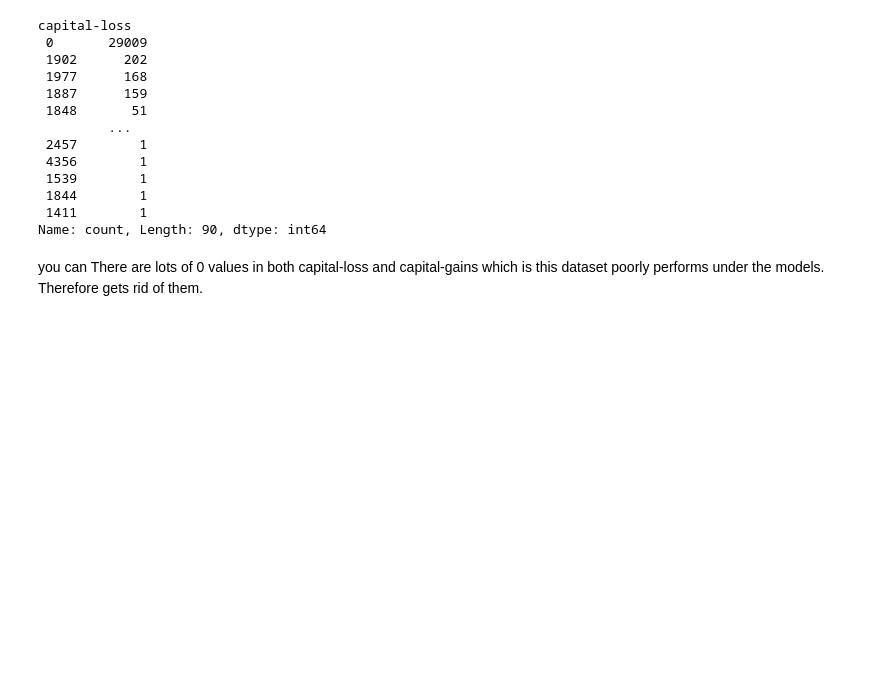
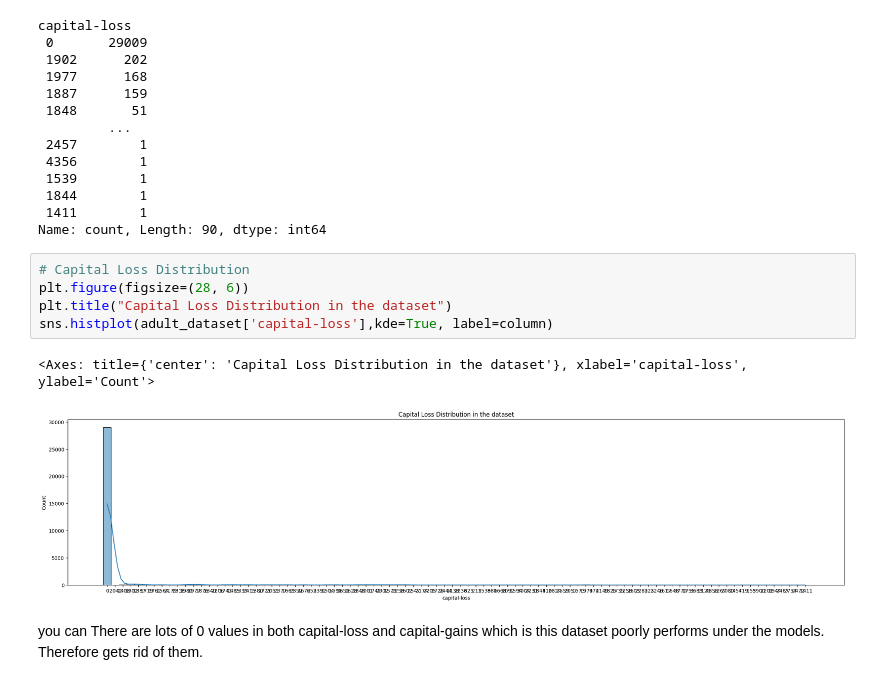
Before and after one commit to SandinMaheeshakya/ML-Income-Prediction-System, a Jupyter notebook: Pre-Processing Data.ipynb, the cells around one changed output. Saved outputs shown, nothing was run; the diff lists cells and outputs as text; blank space fills up the shorter version.

```diff
--- a/Pre-Processing Data.ipynb
+++ b/Pre-Processing Data.ipynb
@@ -596,6 +604,14 @@ capital-loss
  1844        1
  1411        1
 Name: count, Length: 90, dtype: int64
+# %%
+# Capital Loss Distribution
+plt.figure(figsize=(28, 6))
+plt.title("Capital Loss Distribution in the dataset")
+sns.histplot(adult_dataset['capital-loss'],kde=True, label=column)
+# %% [output]
+<Axes: title={'center': 'Capital Loss Distribution in the dataset'}, xlabel='capital-loss', ylabel='Count'>
+[figure, added]
 # %% [markdown]
 you can There are lots of 0 values in both capital-loss and capital-gains which is this dataset poorly performs under the models. Therefore gets rid of them.
 # %% [markdown]
```
Also changed, not shown: parts of 14 cells of this notebook.
